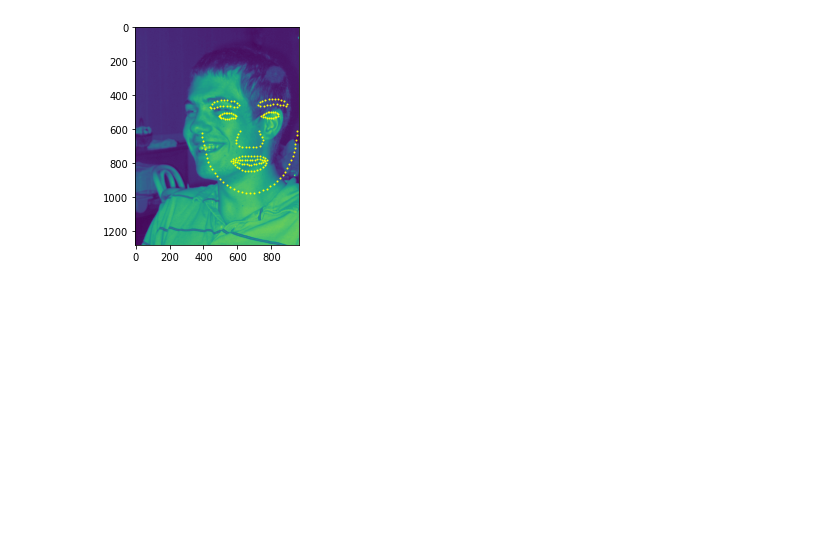
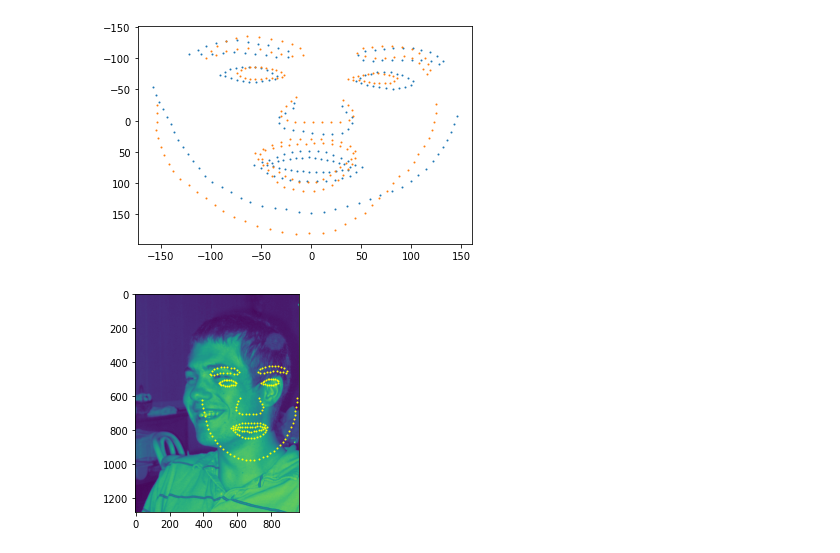
Before and after one commit to HejSumin/face_alignment, a Jupyter notebook: Face_Alignment_Playground_Rasmus.ipynb, the cells around one changed output. Cells and saved outputs as stored; diff of their text form; code cells hidden in the pictures; blank space fills up the shorter version.

```diff
--- a/Face_Alignment_Playground_Rasmus.ipynb
+++ b/Face_Alignment_Playground_Rasmus.ipynb
@@ -92,3 +94,17 @@ plot_image_given_coords("10697993_1.jpg",[coords_t1, aligned_t1], colors=["yello
+# %%
+scale, theta = res
+# %%
+i = np.dot(img2*scale, rotate_matrix(theta))
+# %%
+x1 =  [x[0] for x in i]
+y1 =  [x[1] for x in i]
+# %%
+plt.scatter(x,y, s = 1)
+plt.scatter(x1,y1,s = 1)
+plt.gca().invert_yaxis()
+plt.show()
+# %% [output]
+[figure, added]
 # %%
 plot_image_given_coords("10697993_1.jpg",[mean_shape])
 # %% [output]
```
Also changed, not shown: parts of 24 cells of this notebook, 1 other file.
